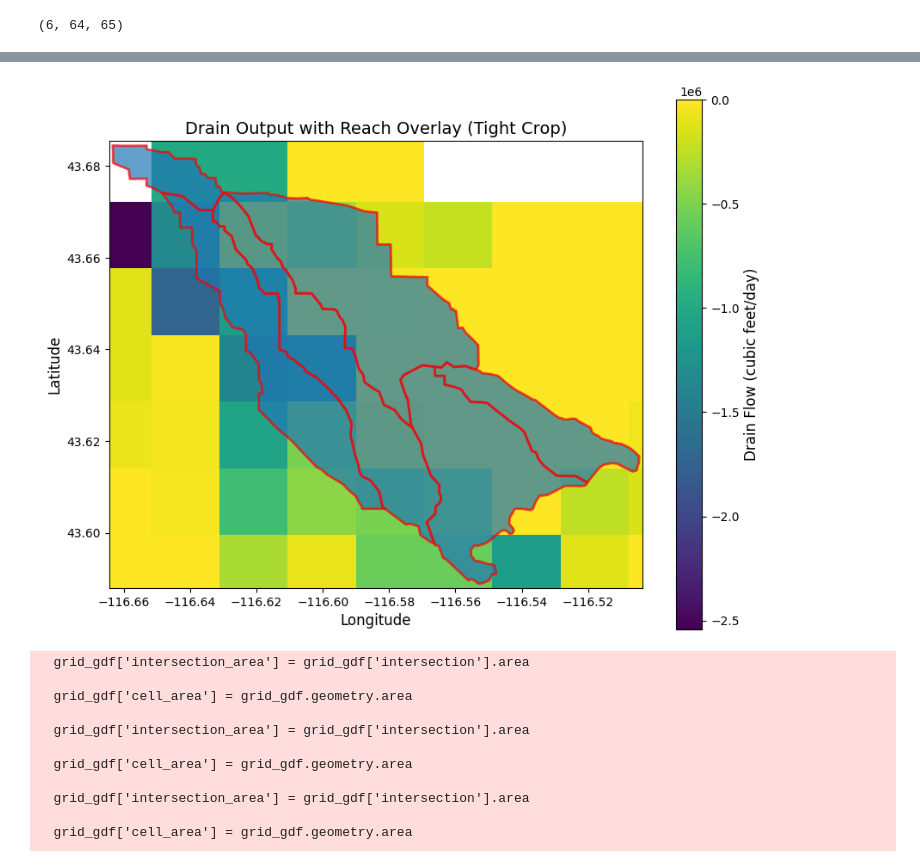
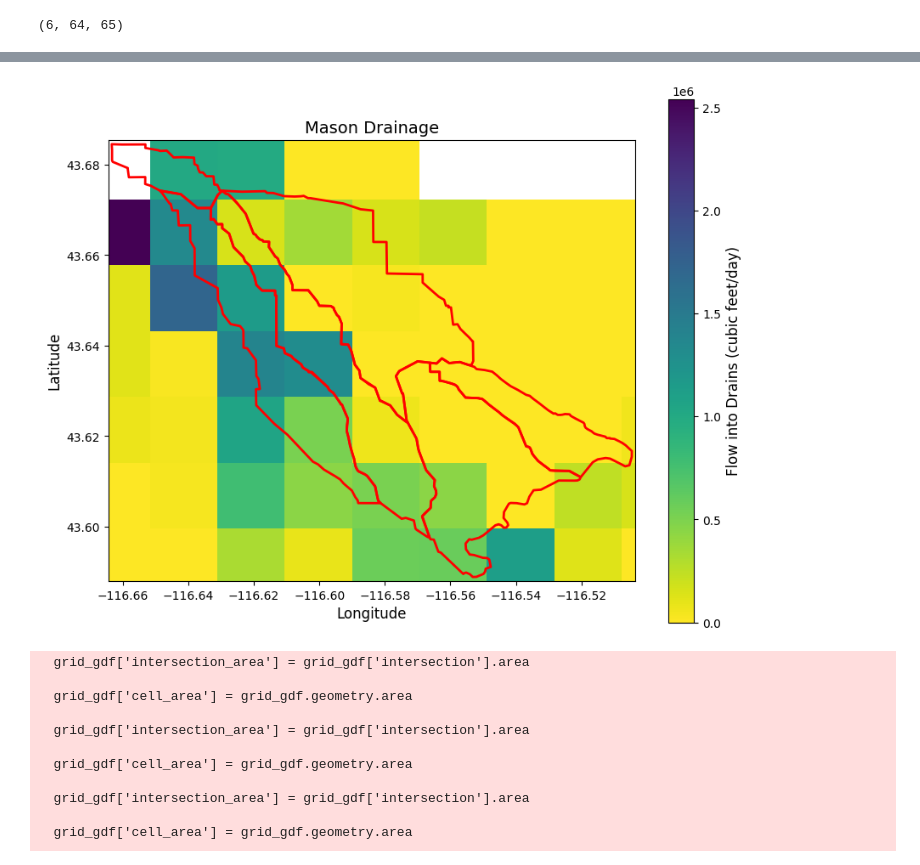
Before and after one commit to carlibeisel/mason_water_budget, a Jupyter notebook: tvgwfm.ipynb, the cells around one changed output, grey strips where cells are left out. Cells and saved outputs as stored; diff of their text form; code cells hidden in the pictures.

```diff
--- a/tvgwfm.ipynb
+++ b/tvgwfm.ipynb
@@ -126,38 +129,37 @@ plt.show()
 # %%
 # Visualize the Overlap between Mason Drainage and the TVGWF
 # Mason Creek only
 
 reach_gdf = gpd.read_file('/content/drive/MyDrive/Data/Mason Water Budget/data_input/reach_shapefile/Reaches_Final_1209/Reach_Final.shp')
 
-# Ensure CRS is consistent with the data being plotted
-if reach_gdf.crs != 'EPSG:4326':  # Assuming the data uses WGS84
+if reach_gdf.crs != 'EPSG:4326':
     reach_gdf = reach_gdf.to_crs('EPSG:4326')
 
 # Use the bounding box of the reach shapefile with a small buffer for tighter cropping
 minx, miny, maxx, maxy = reach_gdf.total_bounds
 buffer = 0.001  # Tight buffer to crop closer to the fields
 cropped_extent = [minx - buffer, maxx + buffer, miny - buffer, maxy + buffer]
 
+# Invert the grid data (convert negatives to positives because gw data was showing this as a loss)
+drn_arr_lay1 = np.abs(drn_arr_lay1)
+
 # Plot the model output with a corrected extent
 fig, ax = plt.subplots(figsize=(10, 8))
-im = ax.imshow(drn_arr_lay1, cmap='viridis', extent=[-117.103530233726, -115.768691366538, 43.1778883119514, 44.1083], origin='upper')
+im = ax.imshow(drn_arr_lay1, cmap='viridis_r', extent=[-117.103530233726, -115.768691366538, 43.1778883119514, 44.1083], origin='upper')
 cbar = plt.colorbar(im, ax=ax)
-cbar.set_label('Drain Flow (cubic feet/day)', fontsize=12)
+cbar.set_label('Flow into Drains (cubic feet/day)', fontsize=12)
 
-# Overlay the reach shapefile accurately
-reach_gdf.plot(ax=ax, edgecolor='red', linewidth=2, alpha=0.7)
+# Overlay the reach shapefile with transparency and a red outline
+reach_gdf.plot(ax=ax, edgecolor='red', linewidth=2, facecolor='none')
 
-# Adjust the plot to focus on the cropped extent
 ax.set_xlim(cropped_extent[0], cropped_extent[1])
 ax.set_ylim(cropped_extent[2], cropped_extent[3])
-
-# Customize plot
-plt.title('Drain Output with Reach Overlay (Tight Crop)', fontsize=14)
+plt.title('Mason Drainage', fontsize=14)
 plt.xlabel('Longitude', fontsize=12)
 plt.ylabel('Latitude', fontsize=12)
 plt.show()
 # %% [output]
-[figure, old version]
+[figure, new version]
 # %%
 # ---------------------------- #
 # GW contribution to each reach
```
Also changed, not shown: parts of 12 cells of this notebook.
